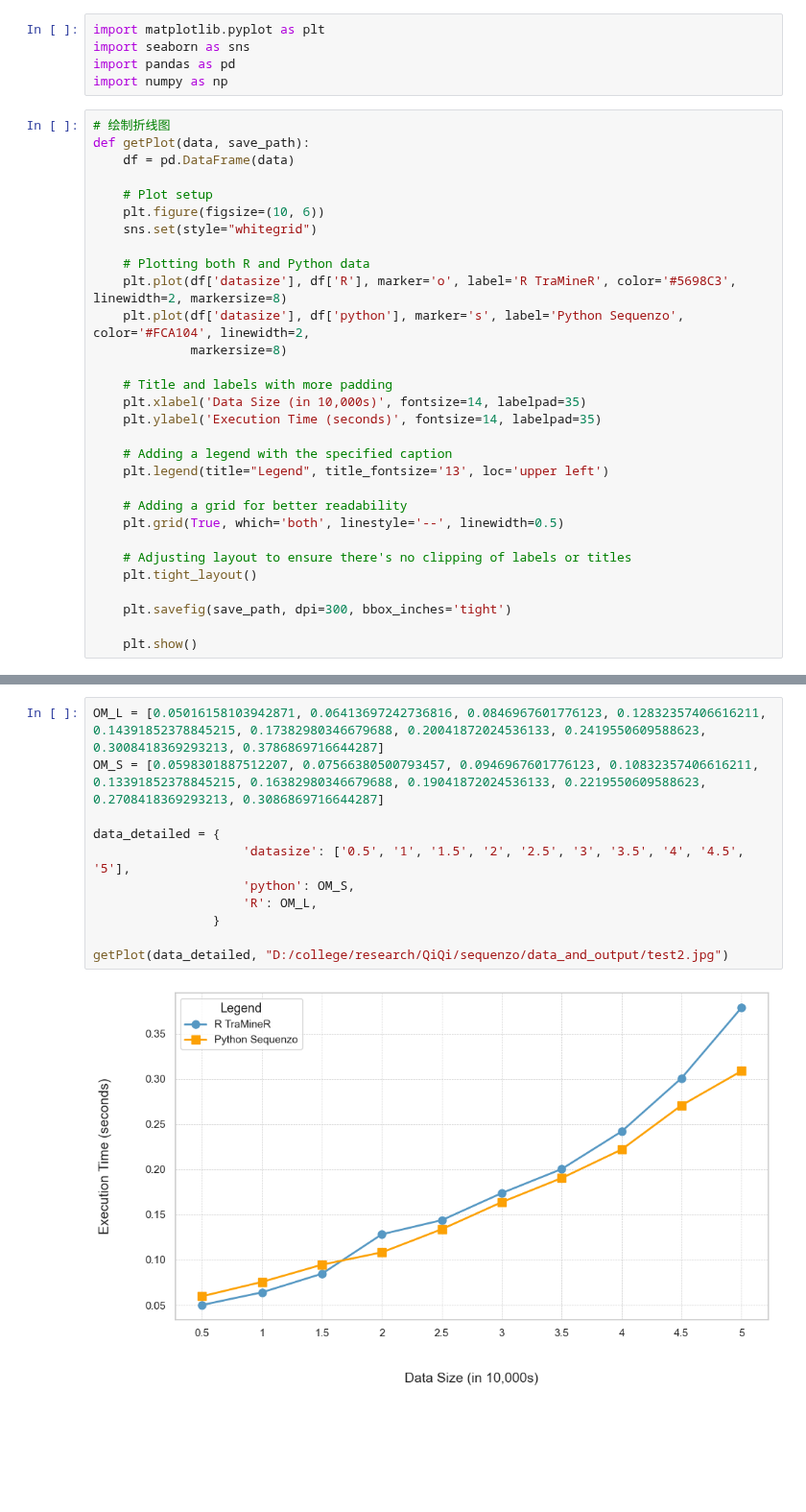
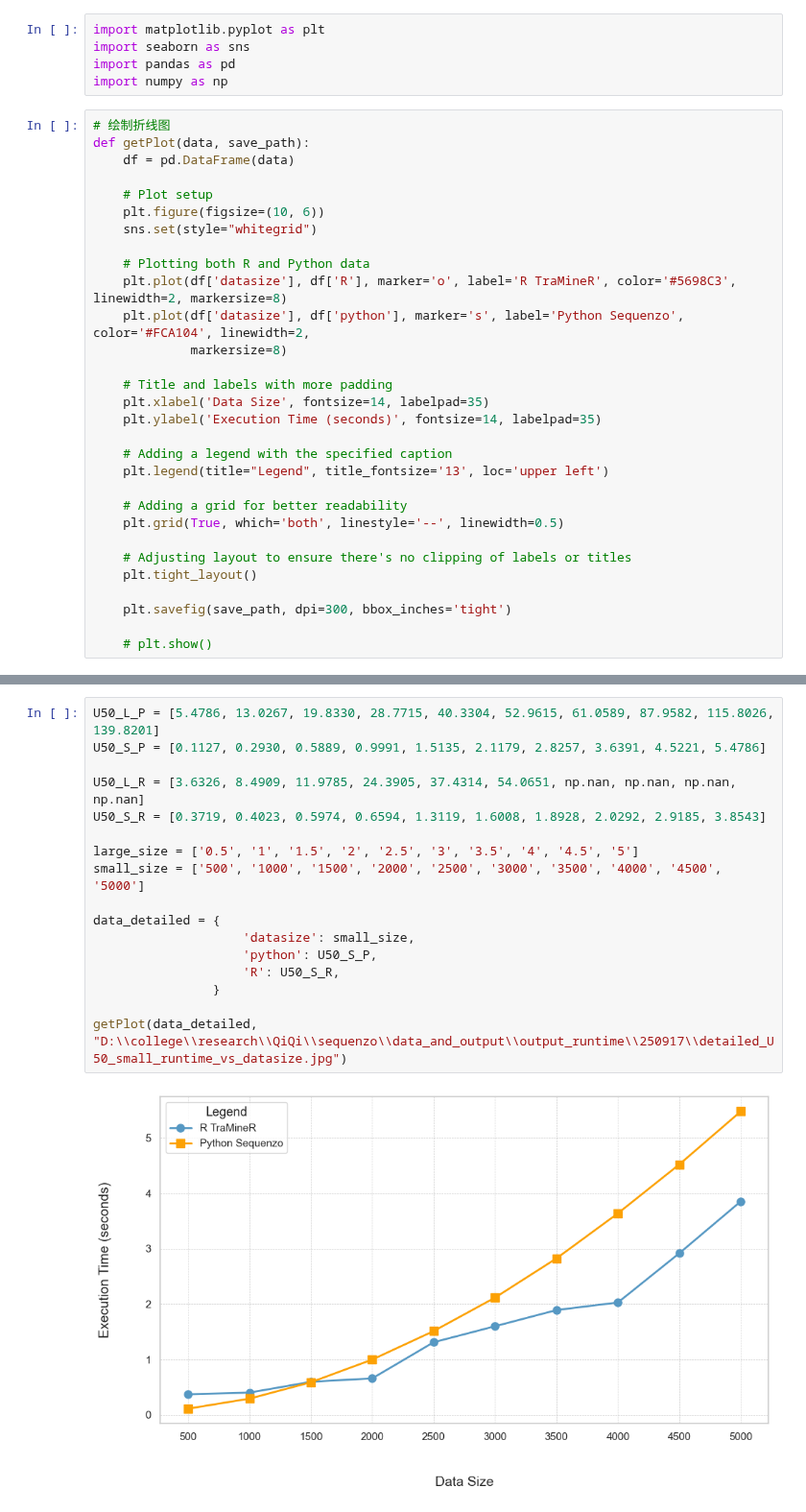
Before and after one commit to sdaza/Sequenzo, a Jupyter notebook: original_datasets_and_cleaning/xinyi_test/runtime_test.ipynb, the cells around one changed output, grey strips where cells are left out. Shown at 96% size. Cells and saved outputs as stored; diff of their text form; blank space fills up the shorter version.

```diff
--- a/original_datasets_and_cleaning/xinyi_test/runtime_test.ipynb
+++ b/original_datasets_and_cleaning/xinyi_test/runtime_test.ipynb
@@ -123,7 +123,7 @@ def getPlot(data, save_path):
              markersize=8)
 
     # Title and labels with more padding
-    plt.xlabel('Data Size (in 10,000s)', fontsize=14, labelpad=35)
+    plt.xlabel('Data Size', fontsize=14, labelpad=35)
     plt.ylabel('Execution Time (seconds)', fontsize=14, labelpad=35)
 
     # Adding a legend with the specified caption
@@ -137,6 +137,6 @@ def getPlot(data, save_path):
 
     plt.savefig(save_path, dpi=300, bbox_inches='tight')
 
-    plt.show()
+    # plt.show()
 # %%
 # for Broad data
@@ -187,13 +330,19 @@ getPlot(data_detailed, "D:/college/research/QiQi/sequenzo/data_and_output/test1.
 # %%
-OM_L = [0.05016158103942871, 0.06413697242736816, 0.0846967601776123, 0.12832357406616211, 0.14391852378845215, 0.17382980346679688, 0.20041872024536133, 0.2419550609588623, 0.3008418369293213, 0.3786869716644287]
-OM_S = [0.0598301887512207, 0.07566380500793457, 0.0946967601776123, 0.10832357406616211, 0.13391852378845215, 0.16382980346679688, 0.19041872024536133, 0.2219550609588623, 0.2708418369293213, 0.3086869716644287]
+U50_L_P = [5.4786, 13.0267, 19.8330, 28.7715, 40.3304, 52.9615, 61.0589, 87.9582, 115.8026, 139.8201]
+U50_S_P = [0.1127, 0.2930, 0.5889, 0.9991, 1.5135, 2.1179, 2.8257, 3.6391, 4.5221, 5.4786]
+
+U50_L_R = [3.6326, 8.4909, 11.9785, 24.3905, 37.4314, 54.0651, np.nan, np.nan, np.nan, np.nan]
+U50_S_R = [0.3719, 0.4023, 0.5974, 0.6594, 1.3119, 1.6008, 1.8928, 2.0292, 2.9185, 3.8543]
+
+large_size = ['0.5', '1', '1.5', '2', '2.5', '3', '3.5', '4', '4.5', '5']
+small_size = ['500', '1000', '1500', '2000', '2500', '3000', '3500', '4000', '4500', '5000']
 
 data_detailed = {
-                    'datasize': ['0.5', '1', '1.5', '2', '2.5', '3', '3.5', '4', '4.5', '5'],
-                    'python': OM_S,
-                    'R': OM_L,
+                    'datasize': small_size,
+                    'python': U50_S_P,
+                    'R': U50_S_R,
                 }
 
-getPlot(data_detailed, "D:/college/research/QiQi/sequenzo/data_and_output/test2.jpg")
+getPlot(data_detailed, "D:\\college\\research\\QiQi\\sequenzo\\data_and_output\\output_runtime\\250917\\detailed_U50_small_runtime_vs_datasize.jpg")
 # %% [output]
-[figure, old version]
+[figure, new version]
```
Also changed, not shown: parts of 3 cells of this notebook, 12 other files.
